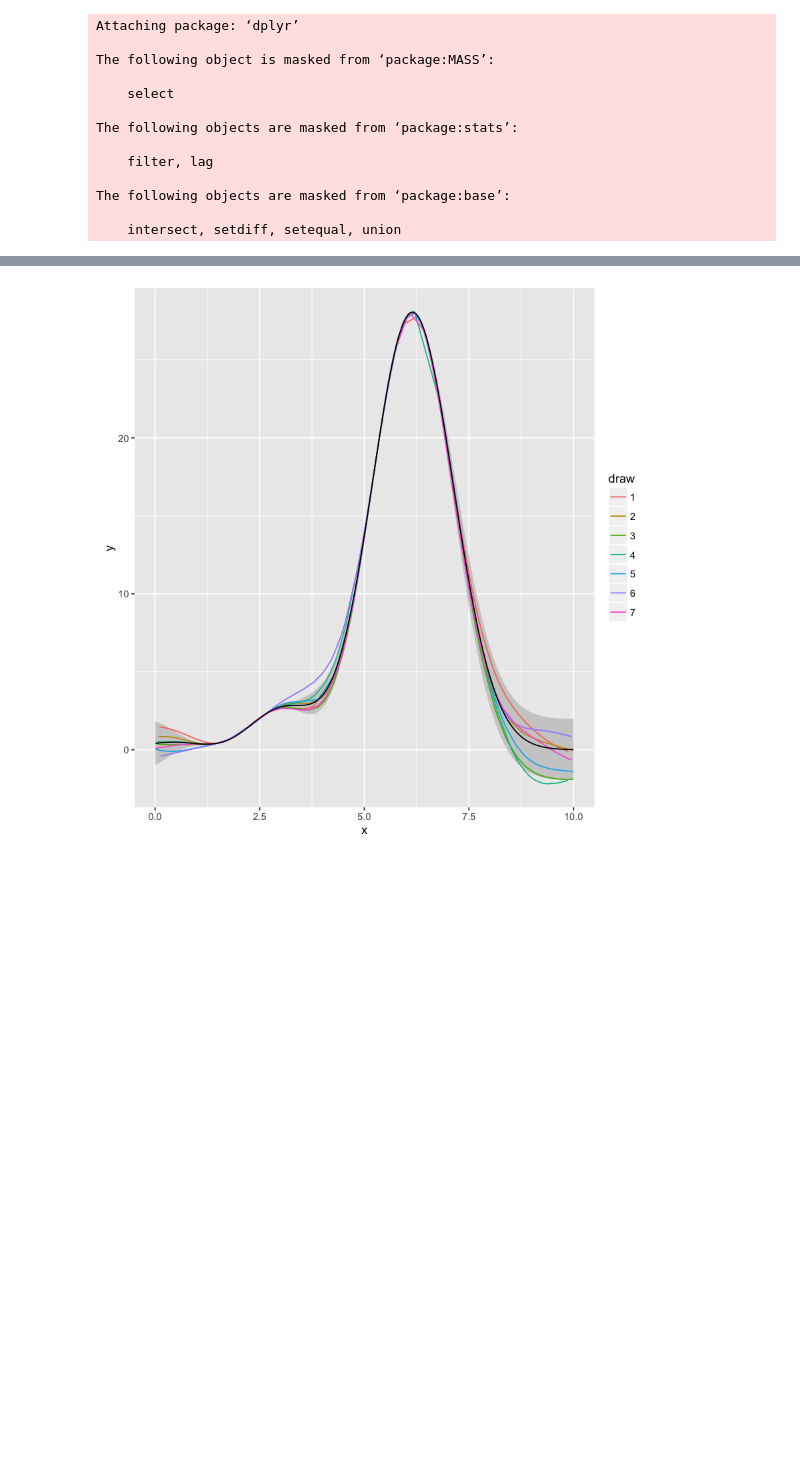
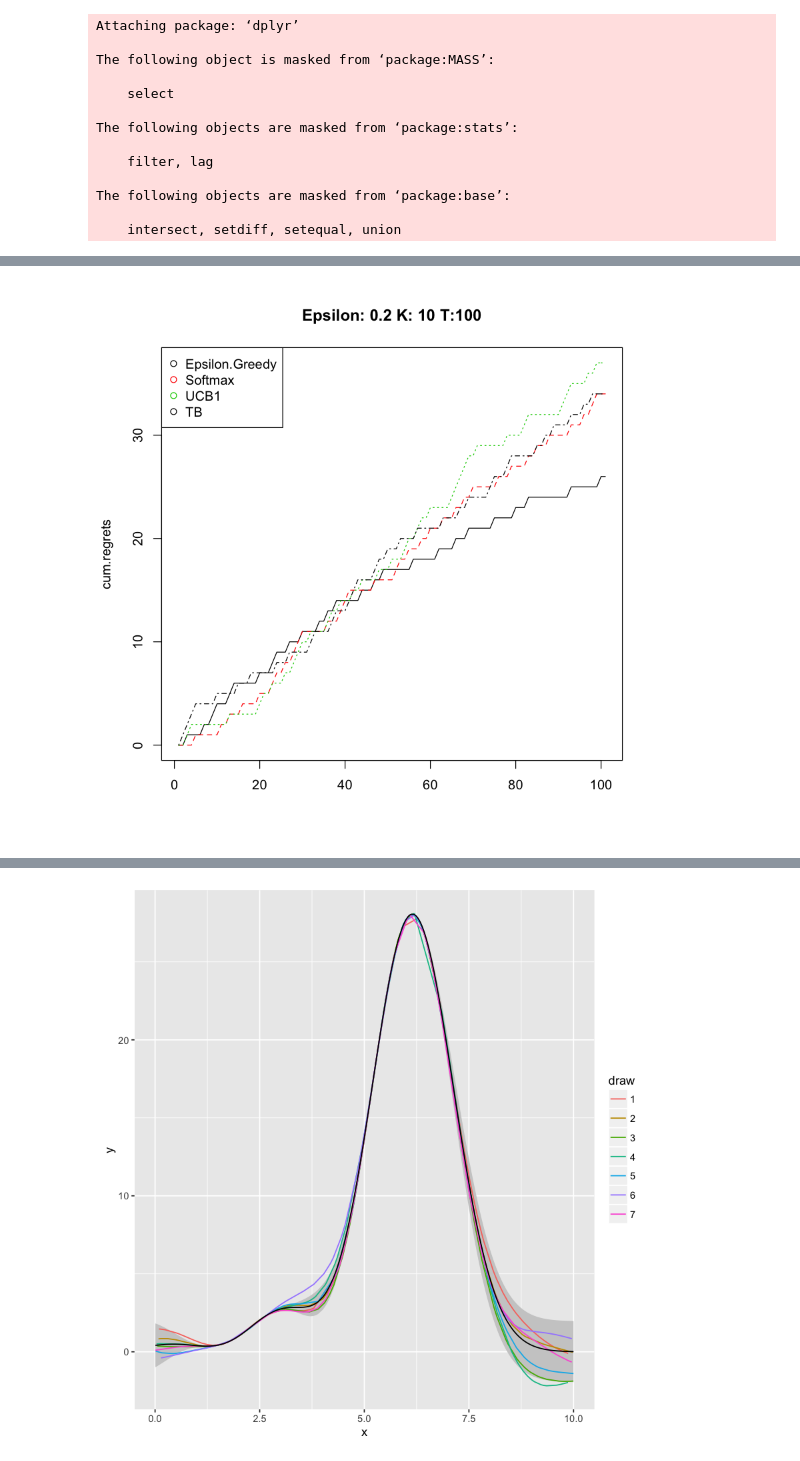
Before and after one commit to Westermann/bayes_opt, a Jupyter notebook: course_homework/plots.ipynb, the cells around one changed output, grey strips where cells are left out. Saved outputs shown, nothing was run; the diff lists cells and outputs as text; code cells hidden in the pictures; blank space fills up the shorter version.

```diff
--- a/course_homework/plots.ipynb
+++ b/course_homework/plots.ipynb
@@ -40,0 +44,4 @@ ERROR: Error in plot.xy(xy, type, ...): invalid plot type
+# %%
+plot.regrets(0.2, 10, 100)
+# %% [output]
+[figure, added]
```
Also changed, not shown: parts of 3 cells of this notebook, 2 other files.
